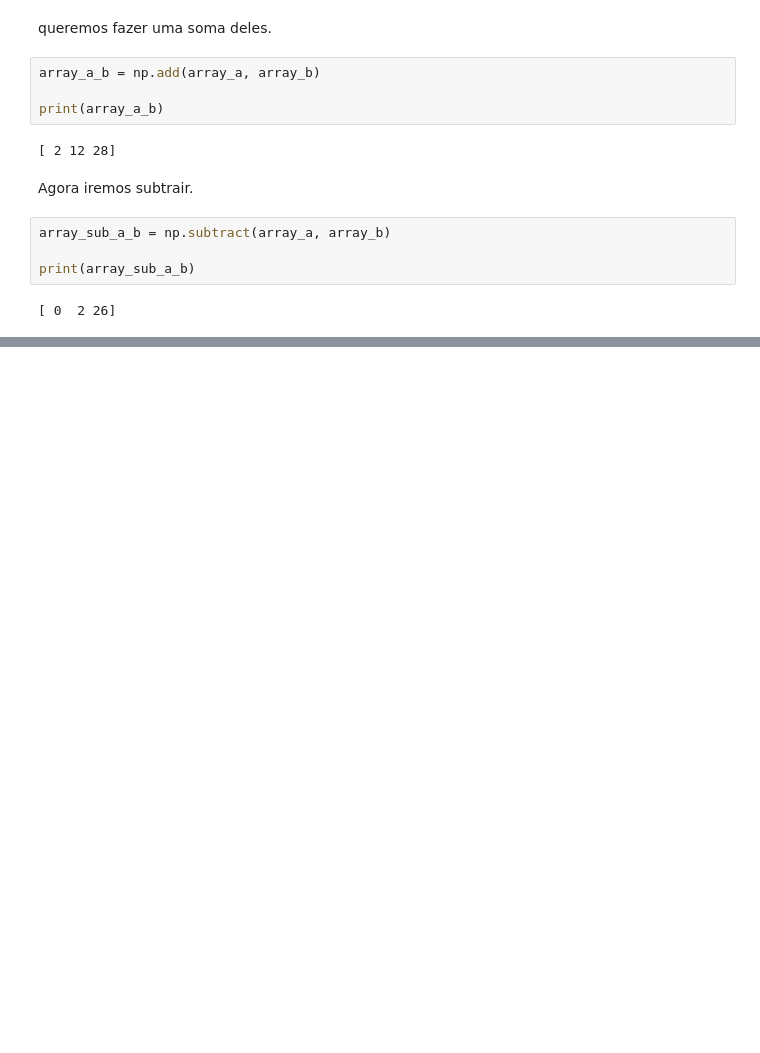
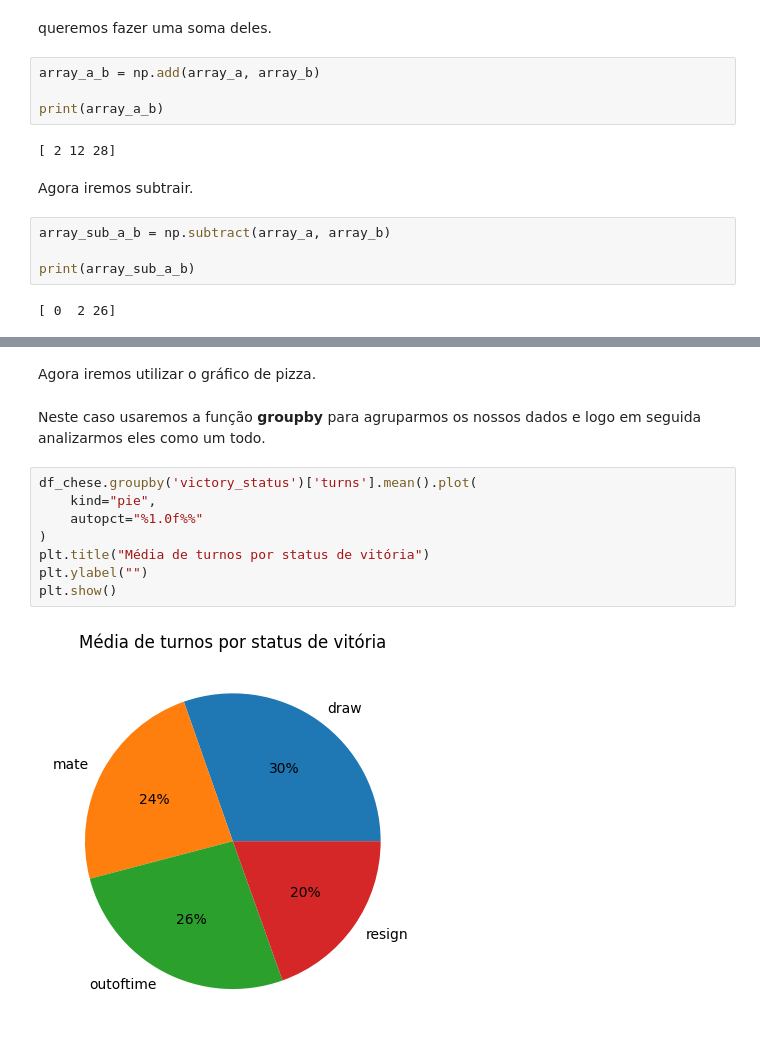
Before and after one commit to CorsiIsa/PosTech-Machine_Learng_And_Times_Series, a Jupyter notebook: bibliotecas_fundamentais.ipynb, the cells around one changed output, grey strips where cells are left out. Cells and saved outputs as stored; diff of their text form; blank space fills up the shorter version.

```diff
--- a/bibliotecas_fundamentais.ipynb
+++ b/bibliotecas_fundamentais.ipynb
@@ -267,0 +359,14 @@ print(array_sub_a_b)
+# %% [markdown]
+Agora iremos utilizar o gráfico de pizza.
+# %% [markdown]
+Neste caso usaremos a função **groupby** para agruparmos os nossos dados e logo em seguida analizarmos eles como um todo.
+# %%
+df_chese.groupby('victory_status')['turns'].mean().plot(
+    kind="pie",
+    autopct="%1.0f%%"
+)
+plt.title("Média de turnos por status de vitória")
+plt.ylabel("")
+plt.show()
+# %% [output]
+[figure, added]
```
Also changed, not shown: parts of 20 cells of this notebook.
